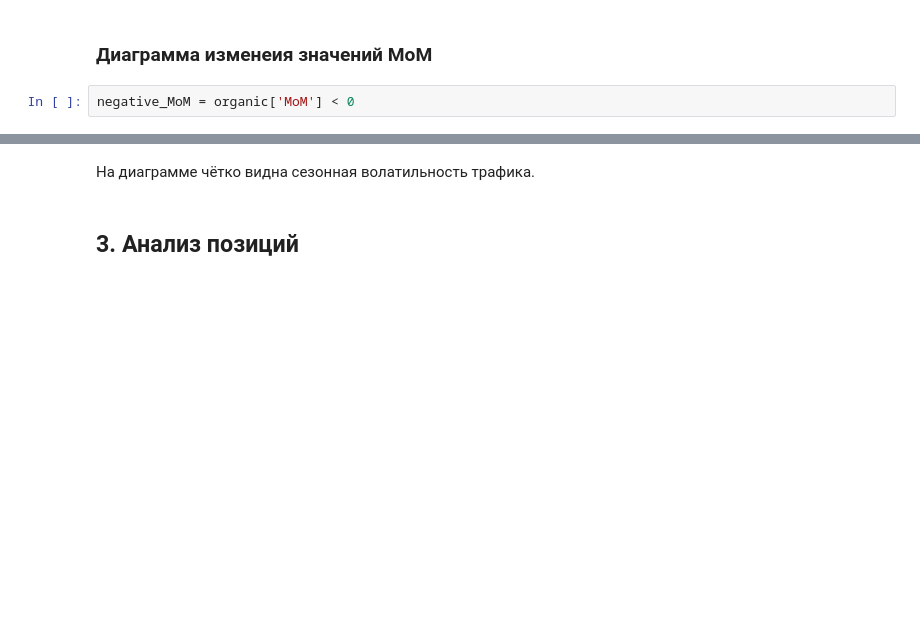
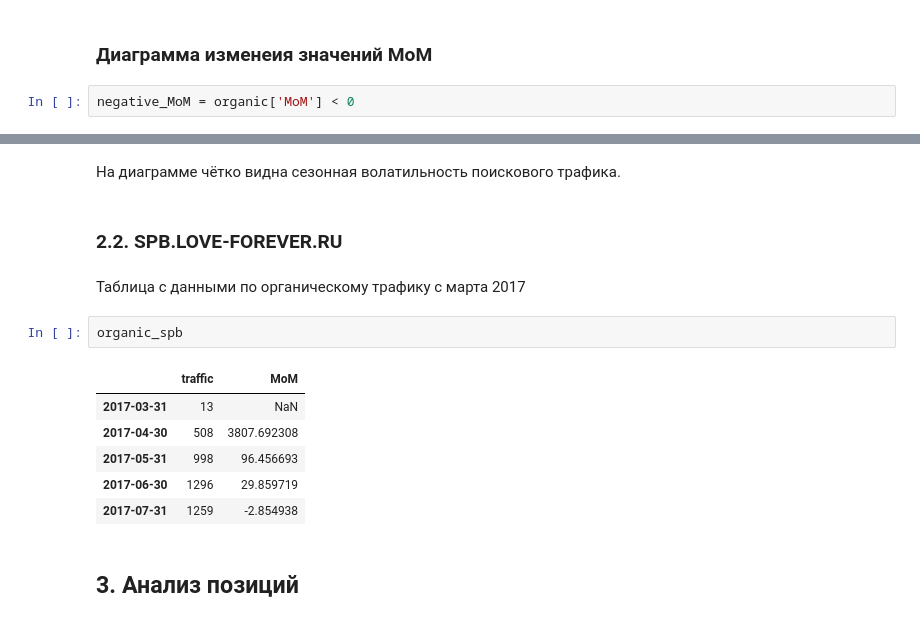
Before and after one commit to salon-love-forever/reports, a Jupyter notebook: slon-love-forever.ru.ipynb, the cells around one changed output, grey strips where cells are left out. Saved outputs shown, nothing was run; the diff lists cells and outputs as text; blank space fills up the shorter version.

```diff
--- a/slon-love-forever.ru.ipynb
+++ b/slon-love-forever.ru.ipynb
@@ -139,4 +145,17 @@ ticks = ax.set_xticklabels(['{:%b %Y}'.format(x) for x in organic.index]);
 # %% [markdown]
-На диаграмме чётко видна сезонная волатильность трафика.
+На диаграмме чётко видна сезонная волатильность поискового трафика.
+# %% [markdown]
+### 2.2. SPB.LOVE-FOREVER.RU
+# %% [markdown]
+Таблица с данными по органическому трафику с марта 2017
+# %%
+organic_spb
+# %% [output]
+|  | traffic | MoM |
+| 2017-03-31 | 13 | NaN |
+| 2017-04-30 | 508 | 3807.692308 |
+| 2017-05-31 | 998 | 96.456693 |
+| 2017-06-30 | 1296 | 29.859719 |
+| 2017-07-31 | 1259 | -2.854938 |
 # %% [markdown]
 ## 3. Анализ позиций
```
Also changed, not shown: parts of 23 cells of this notebook, 2 other files.
